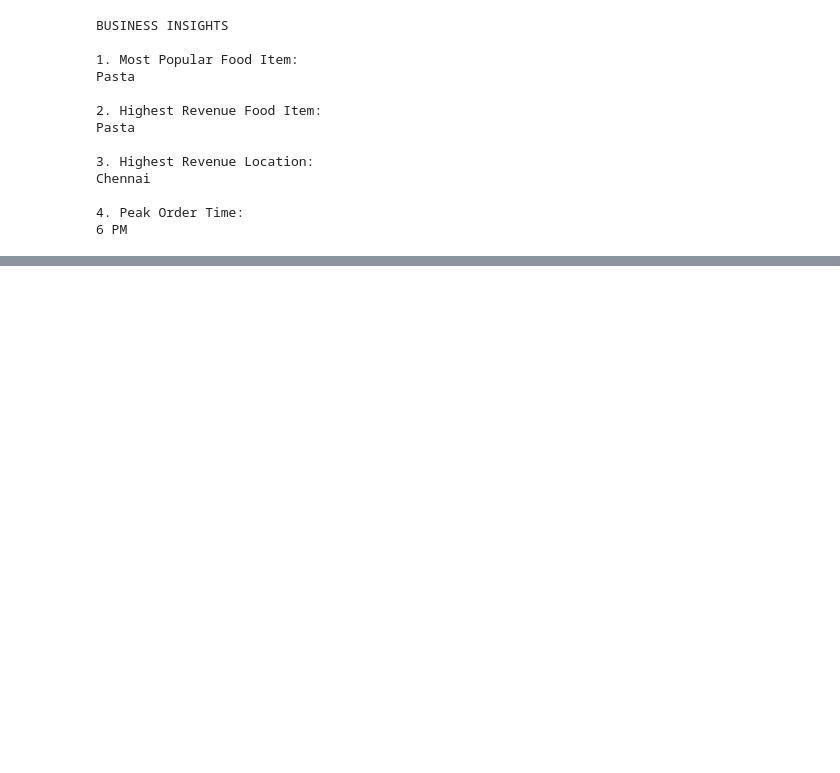
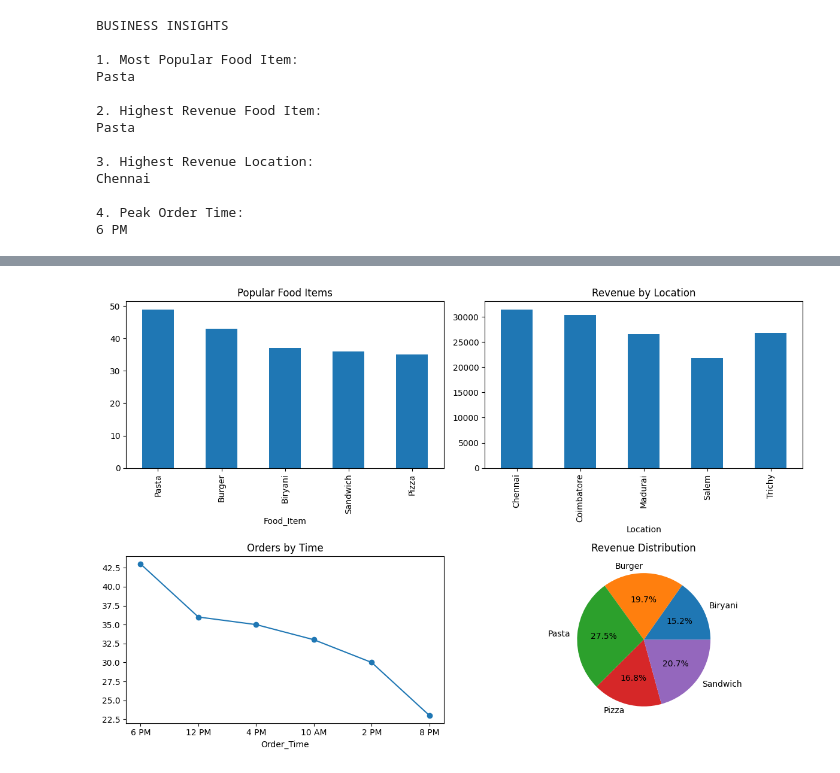
Before and after one commit to samrin24csc-hue/Food_Delivery_Sales_Analysis, a Jupyter notebook: Food_Delivery_Sales_Analysis.ipynb, the cells around one changed output, grey strips where cells are left out. Cells and saved outputs as stored; diff of their text form; code cells hidden in the pictures; blank space fills up the shorter version.

```diff
--- a/Food_Delivery_Sales_Analysis.ipynb
+++ b/Food_Delivery_Sales_Analysis.ipynb
@@ -144,0 +214,30 @@ Chennai
+# %%
+import matplotlib.pyplot as plt
+
+fig, axes = plt.subplots(2, 2, figsize=(12, 8))
+
+# Popular Food Items
+df['Food_Item'].value_counts().plot(kind='bar', ax=axes[0,0])
+axes[0,0].set_title('Popular Food Items')
+
+# Revenue by Location
+df.groupby('Location')['Revenue'].sum().plot(kind='bar', ax=axes[0,1])
+axes[0,1].set_title('Revenue by Location')
+
+# Orders by Time
+df['Order_Time'].value_counts().plot(kind='line', marker='o', ax=axes[1,0])
+axes[1,0].set_title('Orders by Time')
+
+# Revenue Distribution
+df.groupby('Food_Item')['Revenue'].sum().plot(
+    kind='pie',
+    autopct='%1.1f%%',
+    ax=axes[1,1]
+)
+axes[1,1].set_title('Revenue Distribution')
+axes[1,1].set_ylabel('')
+
+plt.tight_layout()
+plt.show()
+# %% [output]
+[figure, added]
```
Also changed, not shown: parts of 4 cells of this notebook.
